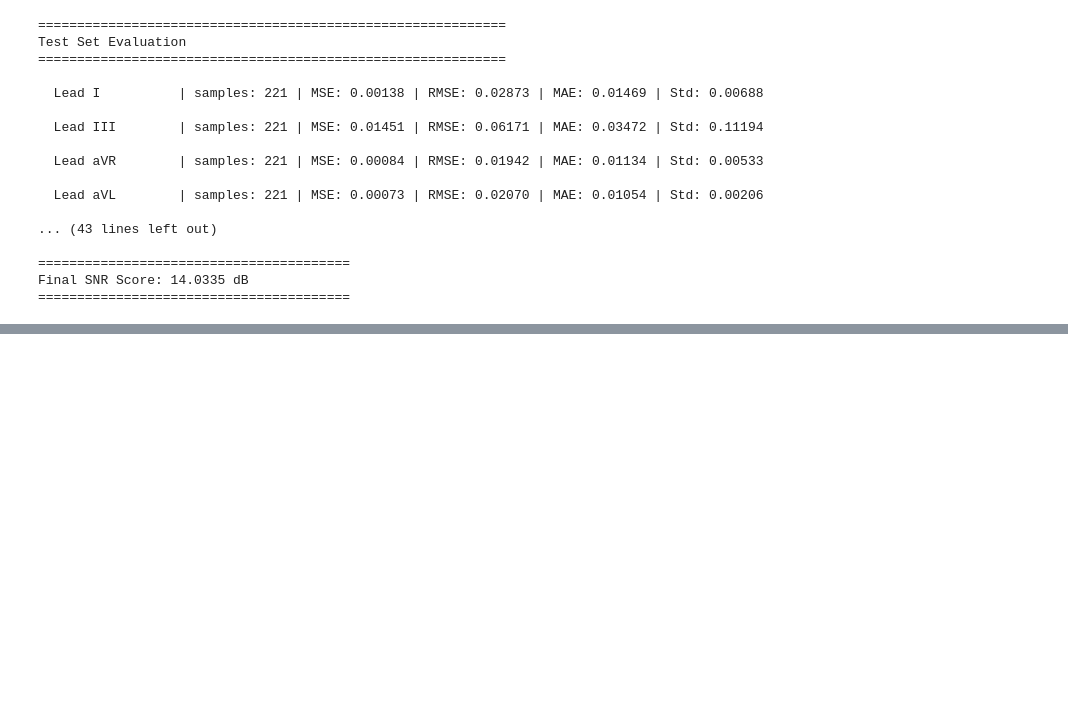
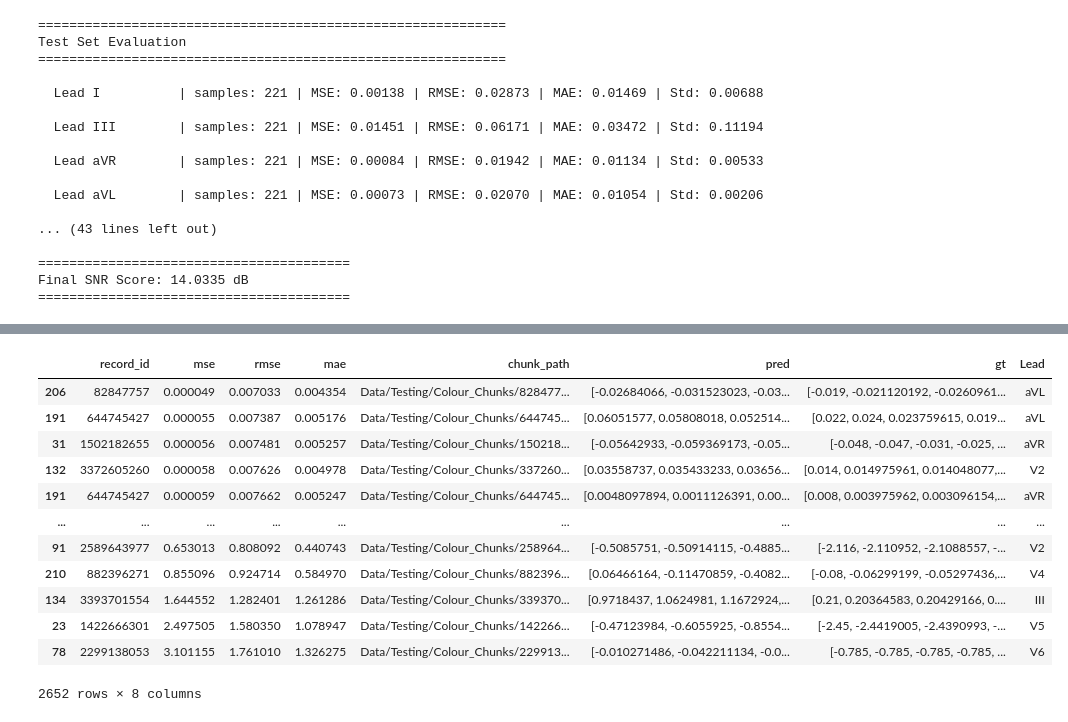
Before and after one commit to AFhmc/MLProjectSp26, a Jupyter notebook: full_ecg_pipeline.ipynb, the cells around one changed output, grey strips where cells are left out. Drawn from its saved outputs; the diff is of its cells as text; code cells hidden in the pictures; blank space fills up the shorter version.

```diff
--- a/full_ecg_pipeline.ipynb
+++ b/full_ecg_pipeline.ipynb
@@ -1708,0 +1889,22 @@ Final SNR Score: 14.0335 dB
+# %%
+all_results_df = []
+for lead in test_results.keys():
+    lead_df = pd.DataFrame(test_results[lead])
+    lead_df["Lead"] = lead
+    all_results_df.append(lead_df)
+all_results_df= pd.concat(all_results_df)
+all_results_df.sort_values("mse")
+# %% [output]
+|  | record_id | mse | rmse | mae | chunk_path | pred | gt | Lead |
+| 206 | 82847757 | 0.000049 | 0.007033 | 0.004354 | Data/Testing/Colour_Chunks/828477... | [-0.02684066, -0.031523023, -0.03... | [-0.019, -0.021120192, -0.0260961... | aVL |
+| 191 | 644745427 | 0.000055 | 0.007387 | 0.005176 | Data/Testing/Colour_Chunks/644745... | [0.06051577, 0.05808018, 0.052514... | [0.022, 0.024, 0.023759615, 0.019... | aVL |
+| 31 | 1502182655 | 0.000056 | 0.007481 | 0.005257 | Data/Testing/Colour_Chunks/150218... | [-0.05642933, -0.059369173, -0.05... | [-0.048, -0.047, -0.031, -0.025, ... | aVR |
+| 132 | 3372605260 | 0.000058 | 0.007626 | 0.004978 | Data/Testing/Colour_Chunks/337260... | [0.03558737, 0.035433233, 0.03656... | [0.014, 0.014975961, 0.014048077,... | V2 |
+| 191 | 644745427 | 0.000059 | 0.007662 | 0.005247 | Data/Testing/Colour_Chunks/644745... | [0.0048097894, 0.0011126391, 0.00... | [0.008, 0.003975962, 0.003096154,... | aVR |
+| ... | ... | ... | ... | ... | ... | ... | ... | ... |
+| 91 | 2589643977 | 0.653013 | 0.808092 | 0.440743 | Data/Testing/Colour_Chunks/258964... | [-0.5085751, -0.50914115, -0.4885... | [-2.116, -2.110952, -2.1088557, -... | V2 |
+| 210 | 882396271 | 0.855096 | 0.924714 | 0.584970 | Data/Testing/Colour_Chunks/882396... | [0.06466164, -0.11470859, -0.4082... | [-0.08, -0.06299199, -0.05297436,... | V4 |
+| 134 | 3393701554 | 1.644552 | 1.282401 | 1.261286 | Data/Testing/Colour_Chunks/339370... | [0.9718437, 1.0624981, 1.1672924,... | [0.21, 0.20364583, 0.20429166, 0.... | III |
+| 23 | 1422666301 | 2.497505 | 1.580350 | 1.078947 | Data/Testing/Colour_Chunks/142266... | [-0.47123984, -0.6055925, -0.8554... | [-2.45, -2.4419005, -2.4390993, -... | V5 |
+| 78 | 2299138053 | 3.101155 | 1.761010 | 1.326275 | Data/Testing/Colour_Chunks/229913... | [-0.010271486, -0.042211134, -0.0... | [-0.785, -0.785, -0.785, -0.785, ... | V6 |
+2652 rows × 8 columns
```
Also changed, not shown: parts of 5 cells of this notebook.
